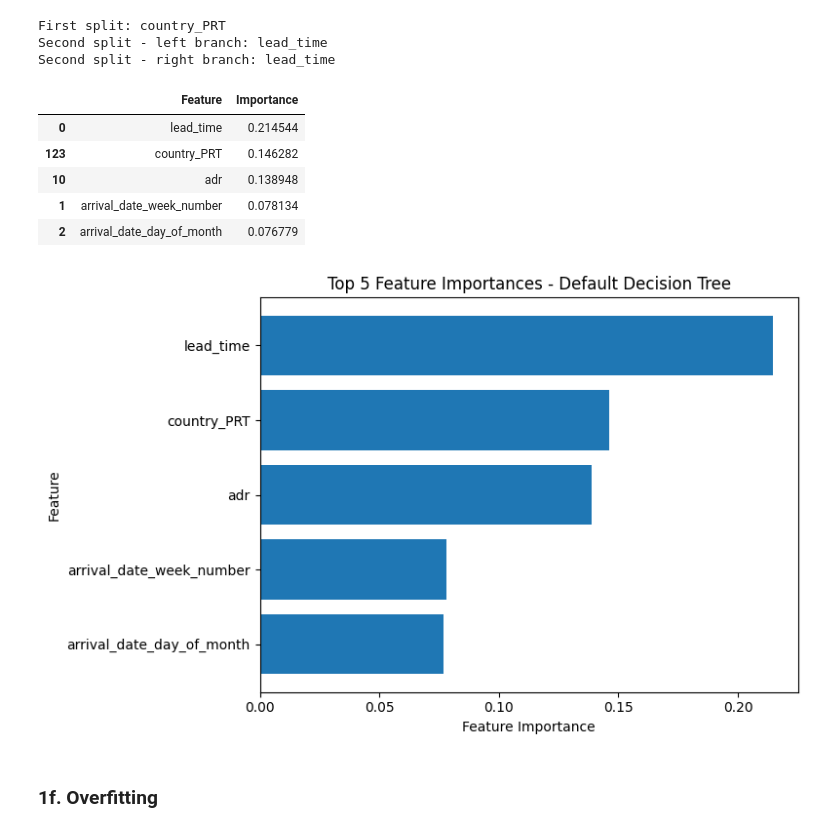
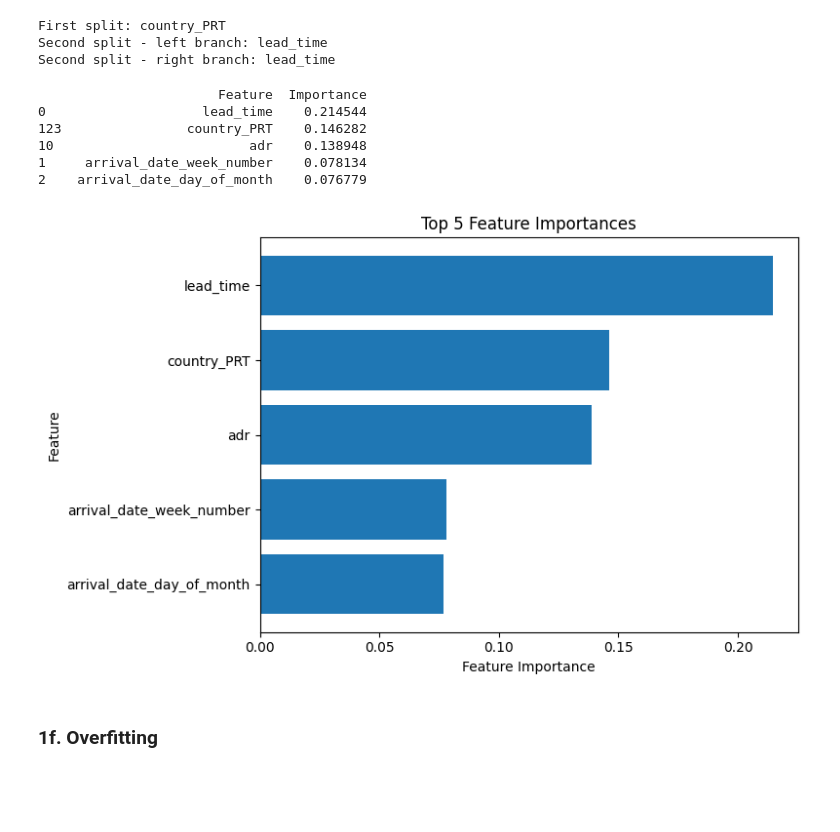
Before and after one commit to Matsuzaki-Yuta/CAB330_Assignment1, a Jupyter notebook: models/decision_tree.ipynb, the cells around one changed output. Drawn from its saved outputs; the diff is of its cells as text; code cells hidden in the pictures; blank space fills up the shorter version.

Commit message:
complete the code for decision tree

```diff
--- a/models/decision_tree.ipynb
+++ b/models/decision_tree.ipynb
@@ -18,5 +21,5 @@ from sklearn.metrics import (
 # %%
-df = pd.read_csv("../data/clean_group_data.csv")
+df = pd.read_csv("../../data/clean_group_data.csv")
 target = "is_canceled"
 
 X = df.drop(columns=[target])
@@ -142,39 +195,16 @@ print("Second split - right branch:", right_feature)
 First split: country_PRT
 Second split - left branch: lead_time
 Second split - right branch: lead_time
-# %%
-importance_df = pd.DataFrame({
-    "Feature": X.columns,
-    "Importance": default_tree.feature_importances_
-})
-
-importance_df = importance_df.sort_values(
-    "Importance",
-    ascending=False
-)
-
-importance_df.head(5)
-# %% [output]
-|  | Feature | Importance |
-| 0 | lead_time | 0.214544 |
-| 123 | country_PRT | 0.146282 |
-| 10 | adr | 0.138948 |
-| 1 | arrival_date_week_number | 0.078134 |
-| 2 | arrival_date_day_of_month | 0.076779 |
 # %%
-top5 = importance_df.head(5)
-
-plt.figure(figsize=(8, 5))
-plt.barh(top5["Feature"][::-1], top5["Importance"][::-1])
-
-plt.xlabel("Feature Importance")
-plt.ylabel("Feature")
-plt.title("Top 5 Feature Importances - Default Decision Tree")
-
-plt.tight_layout()
-plt.show()
+visualize_feature_importance(default_tree)
 # %% [output]
+                       Feature  Importance
+0                    lead_time    0.214544
+123                country_PRT    0.146282
+10                         adr    0.138948
+1     arrival_date_week_number    0.078134
+2    arrival_date_day_of_month    0.076779
-[figure, old version]
+[figure, new version]
 # %% [markdown]
 ### 1f. Overfitting
 # %% [markdown]
```
Also changed, not shown: parts of 16 cells of this notebook.
